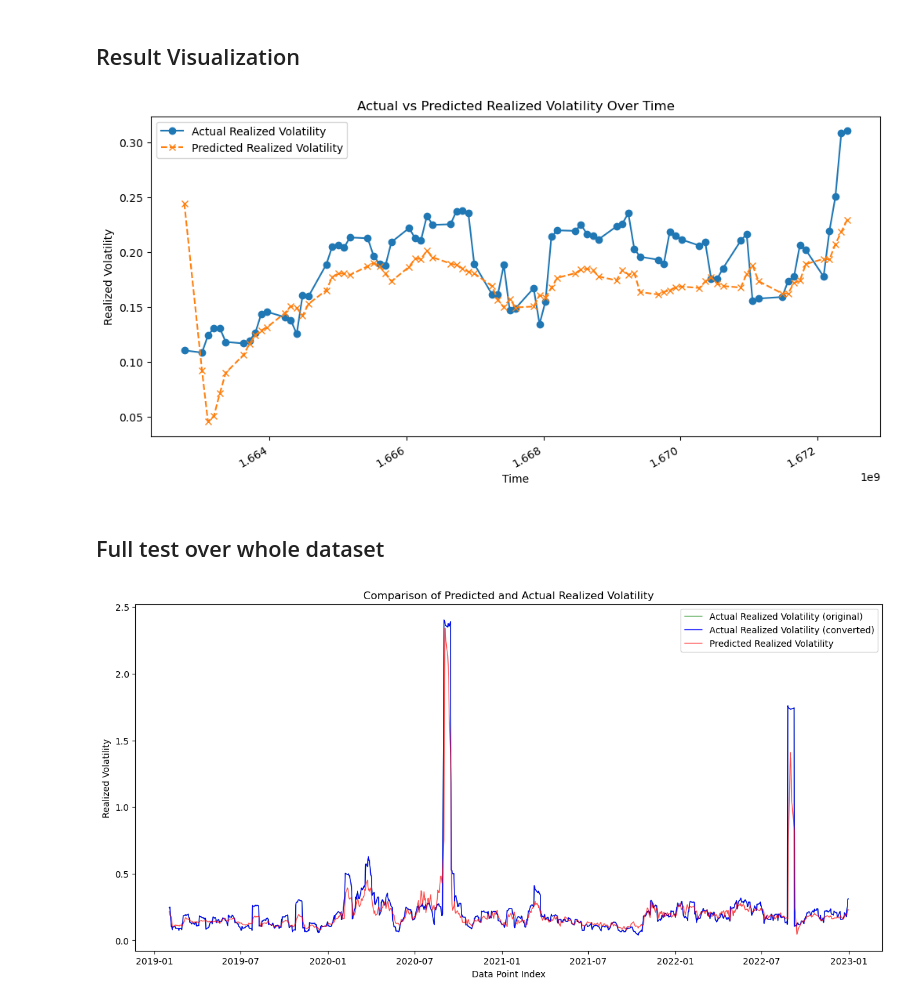
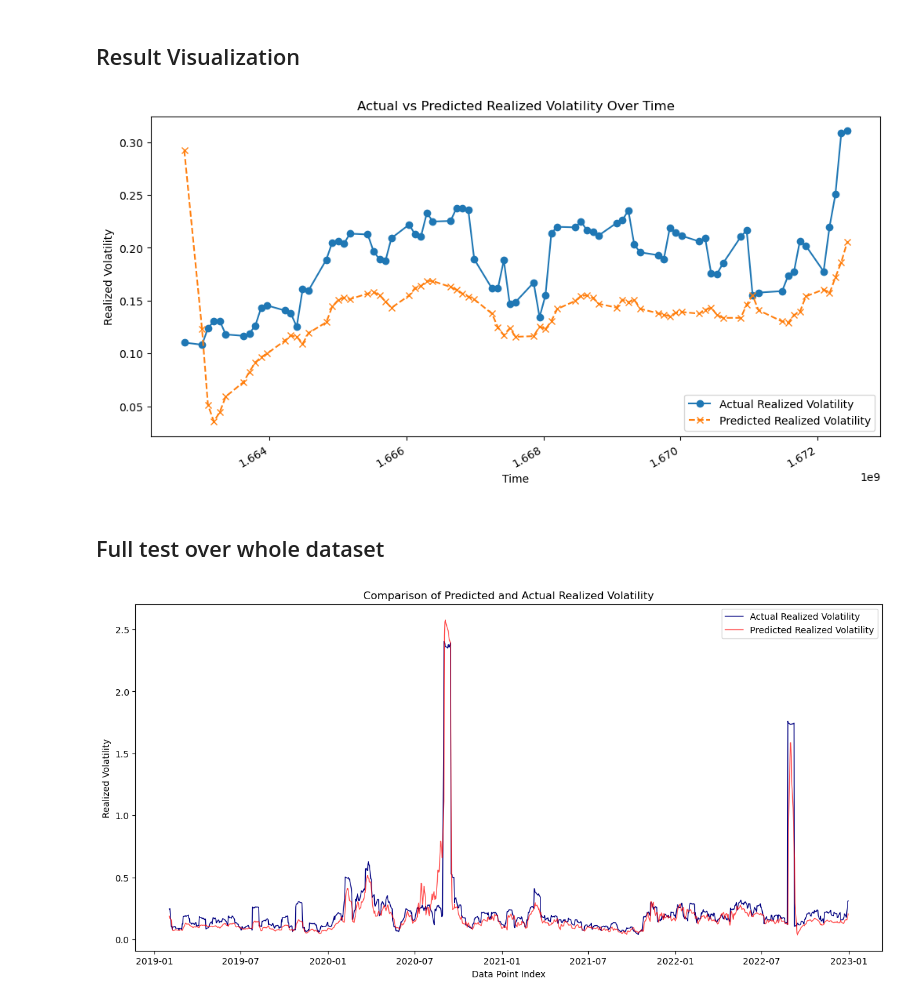
Before and after one commit to teetajp/TSLA-options, a Jupyter notebook: vol_forecast_LSTM.ipynb, the cells around one changed output. Cells and saved outputs as stored; diff of their text form; code cells hidden in the pictures.

Commit message:
Completed implementation of LSTM. Introduced lagged realized vol (prev day's vol) as input to forecast instead of current day.

```diff
--- a/vol_forecast_LSTM.ipynb
+++ b/vol_forecast_LSTM.ipynb
@@ -143,6 +143,7 @@ plt.show()
 # %%
 # Join the 'log_returns' and 'realized_vol' columns back with the full options dataframe
 data = pd.merge(data, underlying[['QUOTE_DATE', 'LOG_RETURNS', 'REALIZED_VOL']], on='QUOTE_DATE', how='left')
+data['PREV_REALIZED_VOL'] = data['REALIZED_VOL'].shift(1)
 data.head()
 # %% [output]
 |  | QUOTE_UNIXTIME | QUOTE_READTIME | QUOTE_DATE | QUOTE_TIME_HOURS | UNDERLYING_LAST | EXPIRE_DATE | ... |
@@ -155,6 +172,6 @@ data.head()
 # %%
-print(data[data['REALIZED_VOL'].isna() | data['LOG_RETURNS'].isna()].shape)
-data = data.dropna(subset=['REALIZED_VOL', 'LOG_RETURNS'])
-print(data[data['REALIZED_VOL'].isna() | data['LOG_RETURNS'].isna()].shape)
+print(data[data['PREV_REALIZED_VOL'].isna() | data['REALIZED_VOL'].isna() | data['LOG_RETURNS'].isna()].shape)
+data = data.dropna(subset=['REALIZED_VOL', 'LOG_RETURNS', 'PREV_REALIZED_VOL'])
+print(data[data['PREV_REALIZED_VOL'].isna() | data['REALIZED_VOL'].isna() | data['LOG_RETURNS'].isna()].shape)
 print(data.shape)
 # %% [output]
@@ -316,13 +333,14 @@ memory usage: 34.6+ MB
 # FEATURE SELECTION
 # XXX: can't have multiple rows in one date because LSTM doesn't know what a "date" is and uses timesteps to keep track of "dates" instead, so either we need to transform all the different strike prices and DTE for each date into columns, or need to aggregate them somehow; right now I will just aggregate or remove them altogether
 # TODO: try different features or ways to increase data given to the model
-selected_features = ['QUOTE_UNIXTIME', 'LOG_RETURNS', 'STRIKE', 'C_MID', 'REALIZED_VOL', 'C_IV', 'P_IV', 'P_MID'] # use QUOTE_UNIXTIME instead of QUOTE_DATE for ML to be able to parse
+selected_features = ['QUOTE_UNIXTIME', 'REALIZED_VOL', 'LOG_RETURNS', 'STRIKE', 'C_MID', 'PREV_REALIZED_VOL', 'C_IV', 'P_IV', 'P_MID'] # use QUOTE_UNIXTIME instead of QUOTE_DATE for ML to be able to parse
 selected_data = atm_options[selected_features]
 print(f"selected_data shape pre-aggregation: {selected_data.shape[0]}")
 
 # Engineering features to summarize multiple entries per date
 selected_data = selected_data.groupby('QUOTE_UNIXTIME', as_index=True).agg({
     'REALIZED_VOL': ['mean'], # should all be the same anyways for each date
+    'PREV_REALIZED_VOL': ['mean'], # should all be the same anyways for each date
     'STRIKE': ['mean', 'min', 'max'],  # Aggregate strike prices
     'C_MID': ['mean', 'min', 'max'],  # Last price of calls (midpoint between bid/ask)
     'P_MID': ['mean', 'min', 'max'],  # Last price of puts (midpoint between bid/ask)
@@ -728,7 +746,7 @@ plt.legend()
 plt.gcf().autofmt_xdate()  # Improve formatting of date labels
 plt.show()
 # %% [output]
-[figure, old version]
+[figure, new version]
 # %% [markdown]
 ## Full test over whole dataset
 # %%
@@ -746,33 +764,35 @@ import matplotlib.pyplot as plt
 def plot_predictions(model, data_loader):
     model.eval()  # Set the model to evaluation mode
     predictions = []
     actuals = []
     with torch.no_grad():
         for X_batch, y_batch in data_loader:
             outputs = model(X_batch).squeeze()
             # Assuming outputs and y_batch are already properly scaled
             predictions.extend(outputs.view(-1).cpu().numpy())  # Flatten and move to CPU
             actuals.extend(y_batch.view(-1).cpu().numpy())
 
 
     # Calculate the limits for the y-axis to exclude outliers
     # upper_limit = np.percentile(actuals, 99)  # Adjust the percentile as needed
     # lower_limit = np.percentile(actuals, 1)   # Adjust the percentile as needed
 
     # Plotting the results
     plt.figure(figsize=(15, 7))
-    plt.plot(unique_dates_df[10:], selected_data['REALIZED_VOL'][10:], label='Actual Realized Volatility (original)', color='green', alpha=0.7, linewidth=1)
-    plt.plot(unique_dates_df[10:], actuals, label='Actual Realized Volatility (converted)', color='blue', linewidth=1)
+    # plt.plot(unique_dates_df[10:], selected_data['REALIZED_VOL'][10:], label='Actual Realized Volatility (original)', color='green', alpha=0.7, linewidth=1)
+    plt.plot(unique_dates_df[10:], actuals, label='Actual Realized Volatility', color='navy', linewidth=1)
     plt.plot(unique_dates_df[10:], predictions, label='Predicted Realized Volatility', color='red', alpha=0.7, linewidth=1)
+    # plt.plot(unique_dates_df[10:], full_df['C_IV']['mean'][window_size:], label='Call Implied Volatility (avg. over ATM strike prices)', color='green', alpha=0.7, linewidth=1)
+    # plt.plot(unique_dates_df[10:], full_df['P_IV']['mean'][window_size:], label='Put Implied Volatility (avg. over ATM strike prices)', color='grey', alpha=0.7, linewidth=1)
     plt.title('Comparison of Predicted and Actual Realized Volatility')
     plt.xlabel('Data Point Index')
     plt.ylabel('Realized Volatility')
     # plt.ylim([lower_limit, upper_limit])  # Set the y-axis to not show the outlier
     plt.legend()
     plt.show()
 # Assuming 'model' is already trained and ready to be evaluated
 plot_predictions(model, full_loader)
 
 # TODO: ensure using previous historical volatility to predict future only; avoid using volatility of the day we are predicting.
 # %% [output]
-[figure, old version]
+[figure, new version]
```
Also changed, not shown: parts of 25 cells of this notebook.
